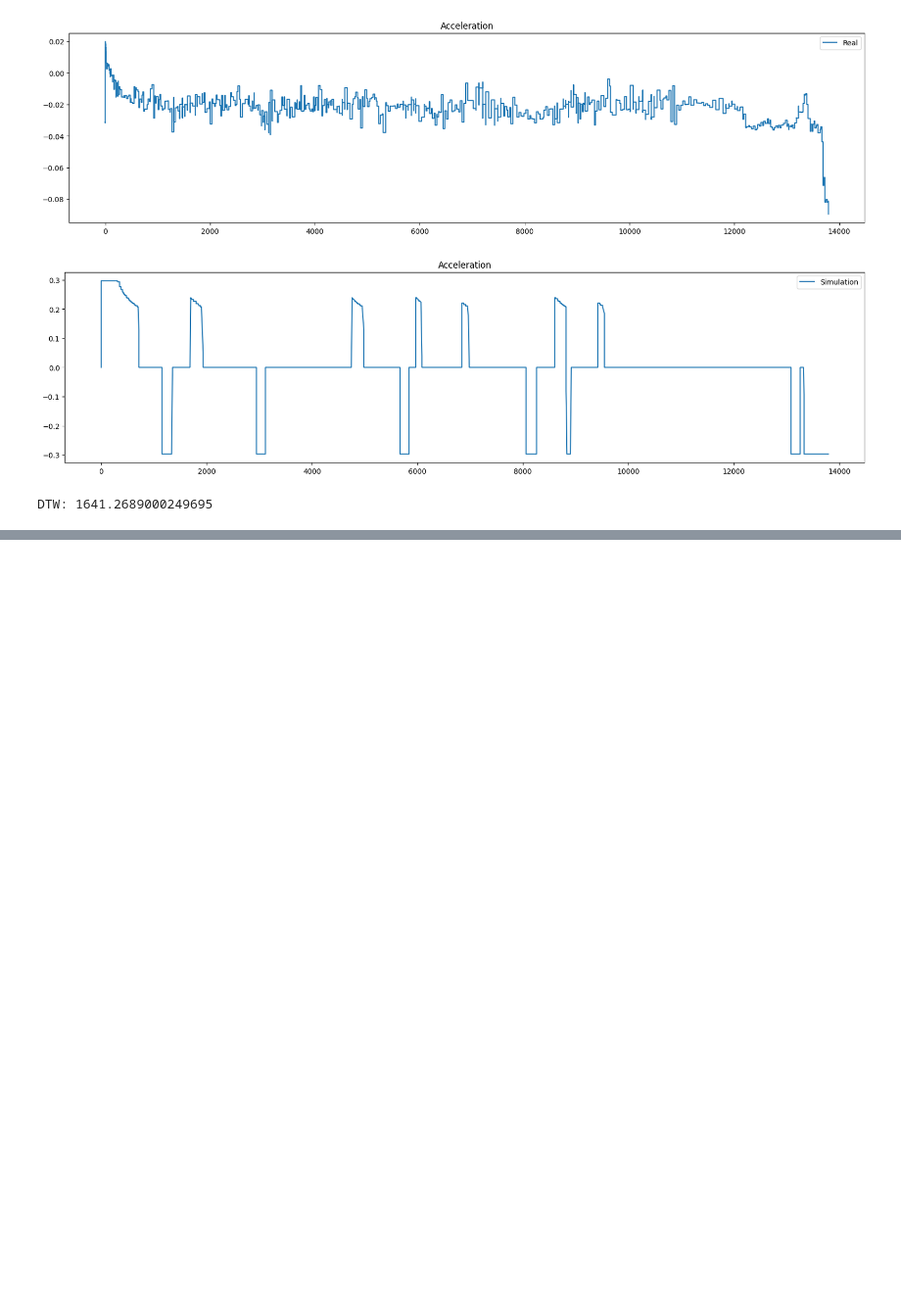
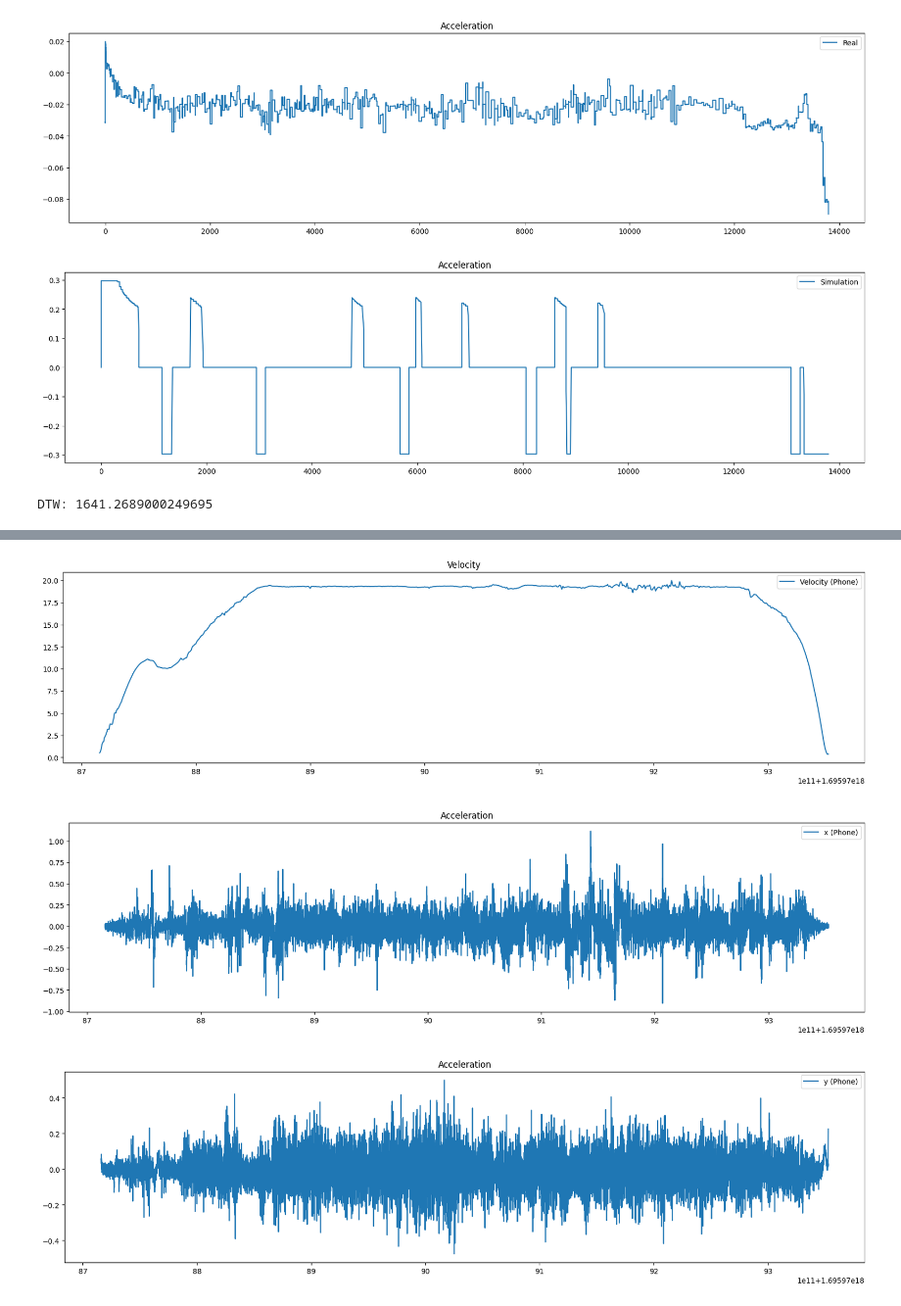
Before and after one commit to Sawy7/trainmap-consumption-api, a Jupyter notebook: train-exploration/train-exploration.ipynb, the cells around one changed output, grey strips where cells are left out. Shown at 98% size. Saved outputs shown, nothing was run; the diff lists cells and outputs as text; code cells hidden in the pictures; blank space fills up the shorter version.

Commit message:
Is accel. from phone useful? (spoiler: not really)

```diff
--- a/train-exploration/train-exploration.ipynb
+++ b/train-exploration/train-exploration.ipynb
@@ -373,0 +343,13 @@ DTW: 1641.2689000249695
+# %%
+# Find two stations (ramp up and ramp down)
+df_phone_loc = pd.read_csv("../testing-data/seidl-telefon/Location.csv", delimiter=",")[220:860]
+df_phone_loc.reset_index(inplace=True, drop=True)
+start_time = df_phone_loc["time"].iloc[0]
+stop_time = df_phone_loc["time"].iloc[-1]
+
+# Find acceleration in the same timeframe
+# (sampling rate different - that's is why like this)
+df_phone_acc = pd.read_csv("../testing-data/seidl-telefon/Accelerometer.csv", delimiter=",")
+df_phone_acc = df_phone_acc[(df_phone_acc["time"] >= start_time) & (df_phone_acc["time"] <= stop_time)]
+df_phone_acc.reset_index(inplace=True, drop=True)
+df_phone_acc
@@ -373,0 +370,32 @@ DTW: 1641.2689000249695
+# %%
+render_plot(
+    "Velocity",
+    df_phone_loc["time"],
+    [df_phone_loc["speed"]],
+    ["Velocity (Phone)"]
+)
+
+render_plot(
+    "Acceleration",
+    df_phone_acc["time"],
+    [df_phone_acc["x"]],
+    ["x (Phone)"]
+)
+
+render_plot(
+    "Acceleration",
+    df_phone_acc["time"],
+    [df_phone_acc["y"]],
+    ["y (Phone)"]
+)
+
+render_plot(
+    "Acceleration",
+    df_phone_acc["time"],
+    [df_phone_acc["z"]],
+    ["z (Phone)"]
+)
+# %% [output]
+[figure, added]
+[figure, added]
+[figure, added]
```
Also changed, not shown: parts of 15 cells of this notebook, 1 other file.
